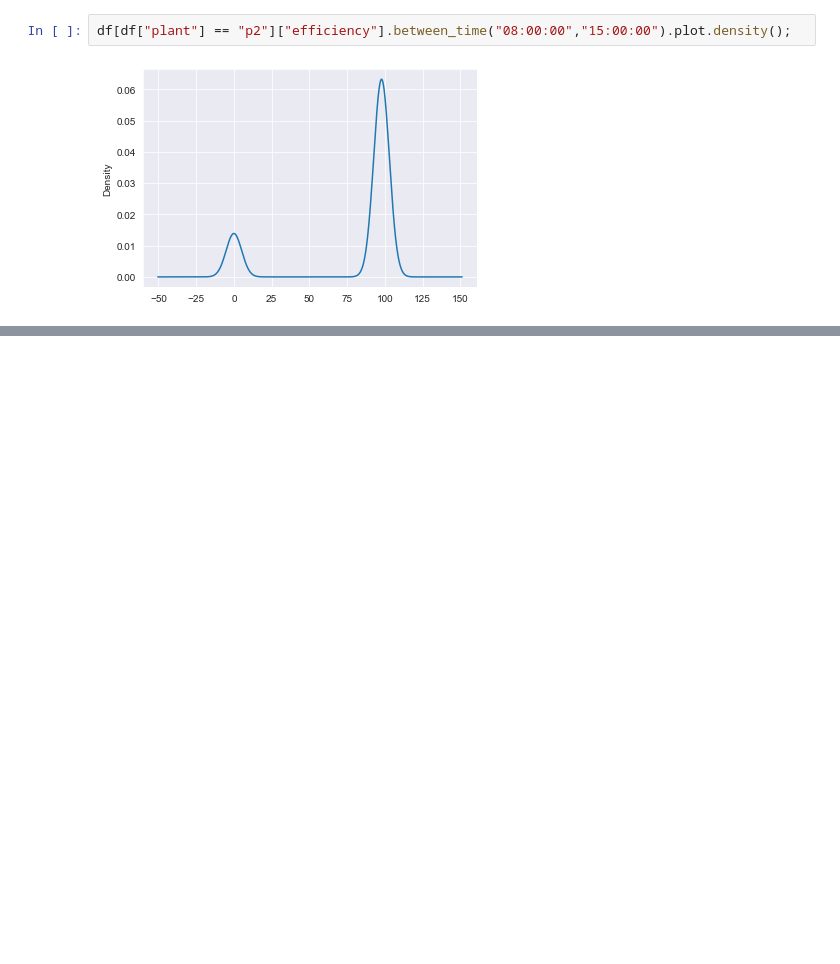
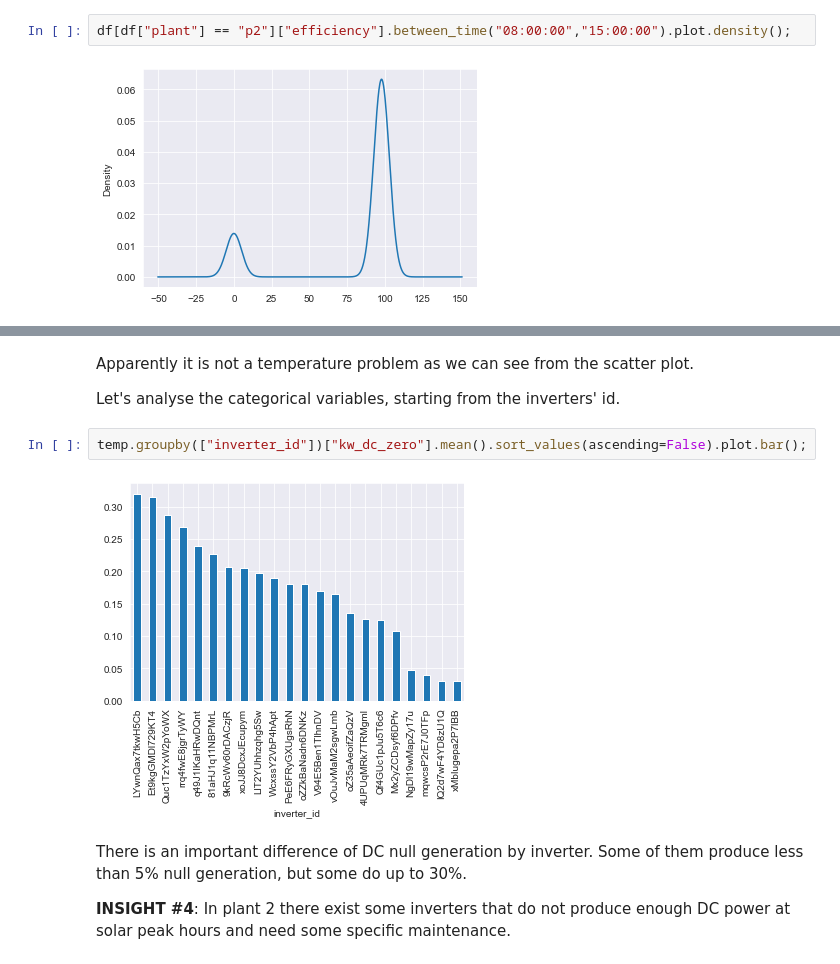
Before and after one commit to luis-cj/data-science-solar-power-plant, a Jupyter notebook: solar_power_plant_part_3.ipynb, the cells around one changed output, grey strips where cells are left out. Cells and saved outputs as stored; diff of their text form; blank space fills up the shorter version.

Commit message:
finished insight 4

```diff
--- a/solar_power_plant_part_3.ipynb
+++ b/solar_power_plant_part_3.ipynb
@@ -460,0 +531,12 @@ df[df["plant"] == "p2"]["efficiency"].between_time("08:00:00","15:00:00").plot.d
+# %% [markdown]
+Apparently it is not a temperature problem as we can see from the scatter plot.
+
+Let's analyse the categorical variables, starting from the inverters' id.
+# %%
+temp.groupby(["inverter_id"])["kw_dc_zero"].mean().sort_values(ascending=False).plot.bar();
+# %% [output]
+[figure, added]
+# %% [markdown]
+There is an important difference of DC null generation by inverter. Some of them produce less than 5% null generation, but some do up to 30%.
+
+**INSIGHT #4**: In plant 2 there exist some inverters that do not produce enough DC power at solar peak hours and need some specific maintenance.
```
Also changed, not shown: parts of 10 cells of this notebook.
